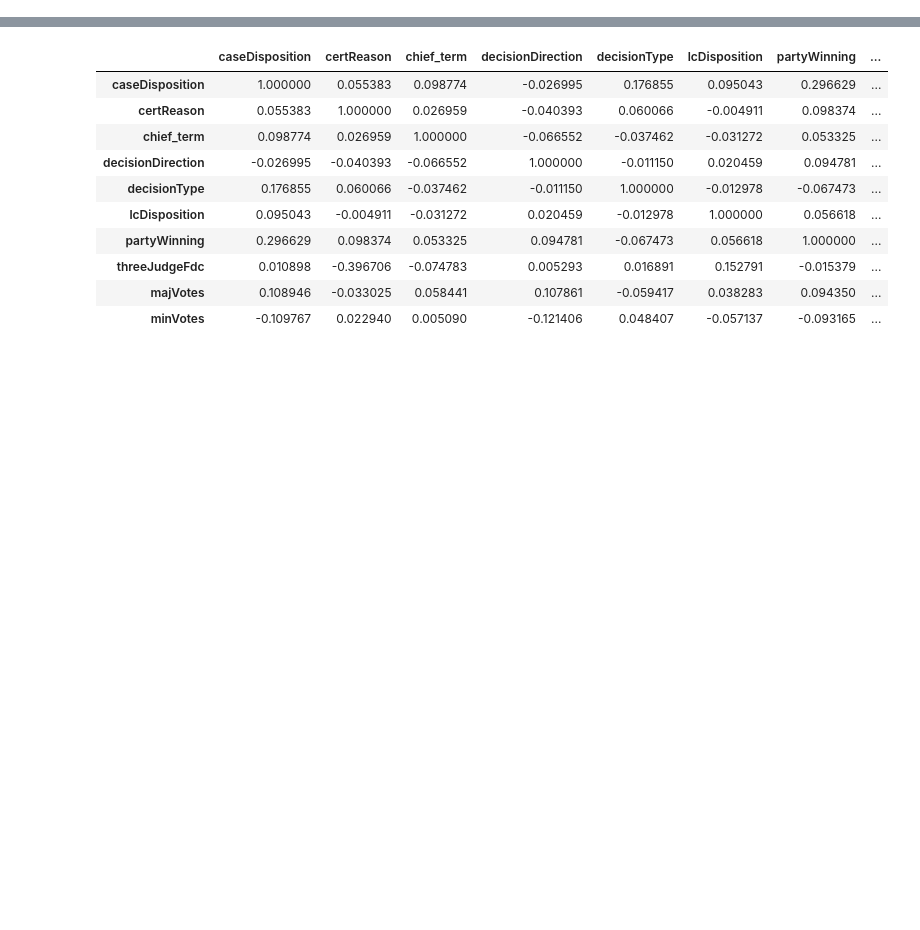
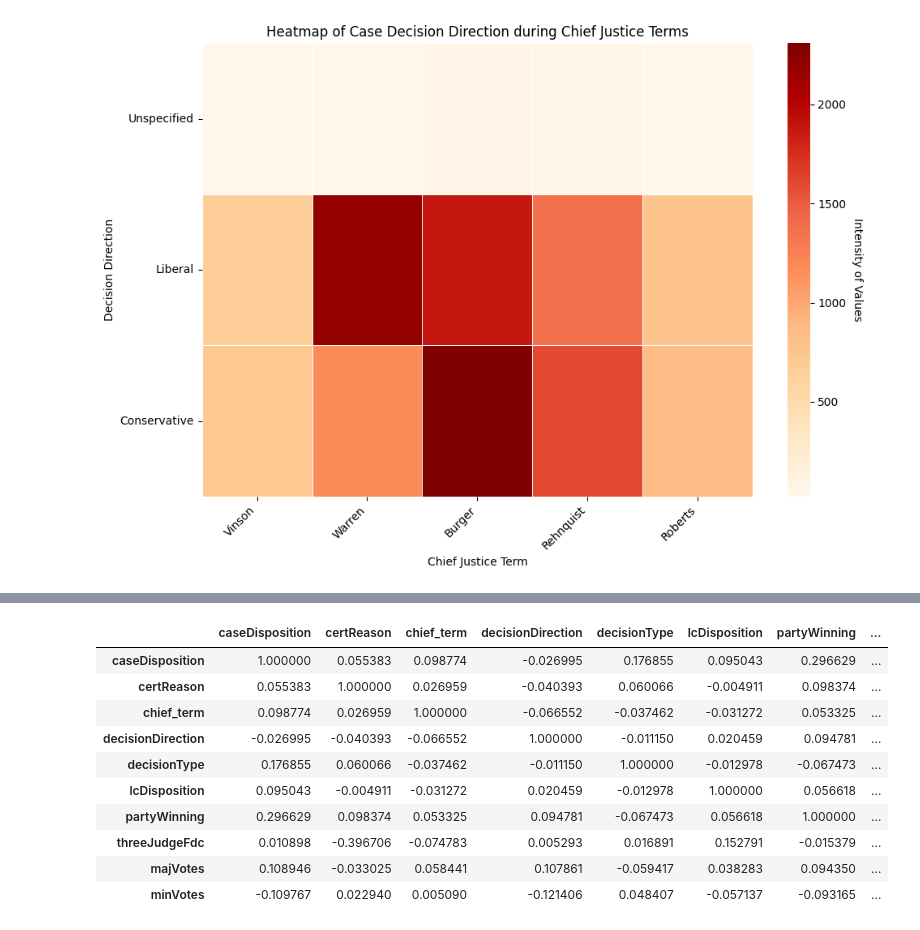
Before and after one commit to dipeshpandya/team_gohan, a Jupyter notebook: function_based_model.ipynb, the cells around one changed output, grey strips where cells are left out. Saved outputs shown, nothing was run; the diff lists cells and outputs as text; code cells hidden in the pictures; blank space fills up the shorter version.

```diff
--- a/function_based_model.ipynb
+++ b/function_based_model.ipynb
@@ -315,0 +217,32 @@ dfwork.corr()
+# %%
+# Pivot the DataFrame to get counts for each direction per term
+pivot_dd_index = chief_counts_dd_df.pivot_table(index='decisionDirection', columns='chief_term', values='count', fill_value=0)
+pivot_dd = pivot_dd_index.sort_index(ascending=False)
+
+# Plot the heatmap and save as a variable for customization
+plt.figure(figsize=(10, 7))
+ax = sns.heatmap(pivot_dd, cmap="OrRd", cbar=True, linewidths=.5)
+
+# Center x-tick and y-tick in middle (rather than at classification's numerical position)
+ax.set_xticks(np.arange(pivot_dd.shape[1]) + 0.5)
+ax.set_yticks(np.arange(pivot_dd.shape[0]) + 0.5)
+
+# Change x-tick and y-tick labels from numerical classification to corresponding text value and format
+ax.set_xticklabels(['Vinson', 'Warren', 'Burger', 'Rehnquist', 'Roberts'] * (pivot_dd.shape[1] // 5), rotation=45, ha='right')
+ax.set_yticklabels(["Unspecified", "Liberal", "Conservative"], rotation=0)
+
+# Customize the color bar (legend)
+colorbar = ax.collections[0].colorbar
+colorbar.set_label('Intensity of Values', rotation=270, labelpad=15)
+
+# Customize the plot
+plt.title('Heatmap of Case Decision Direction during Chief Justice Terms')
+plt.xlabel('Chief Justice Term')
+plt.ylabel('Decision Direction')
+plt.tight_layout()  # Adjust layout to fit labels
+#save the plot
+plt.savefig('outputs/heatmap_dd_cjterm.png')
+# Show the plot
+plt.show()
+# %% [output]
+[figure, added]
```
Also changed, not shown: parts of 38 cells of this notebook, 12 other files.
